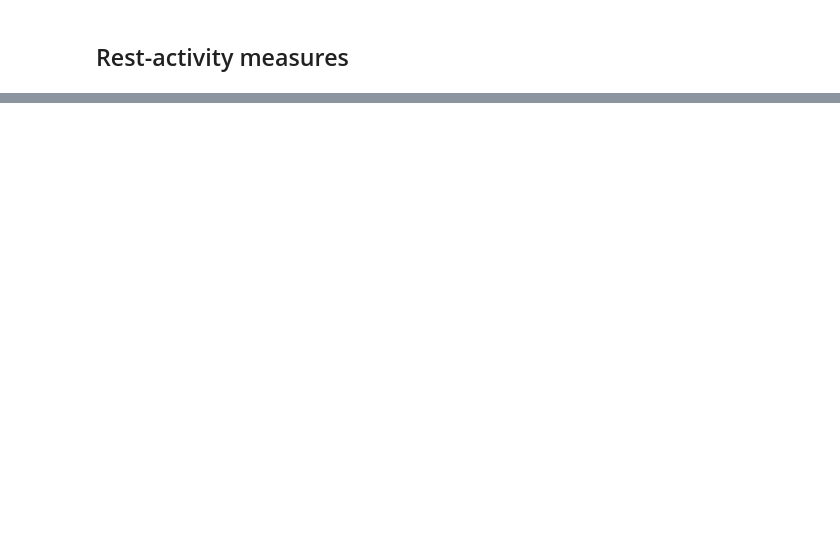
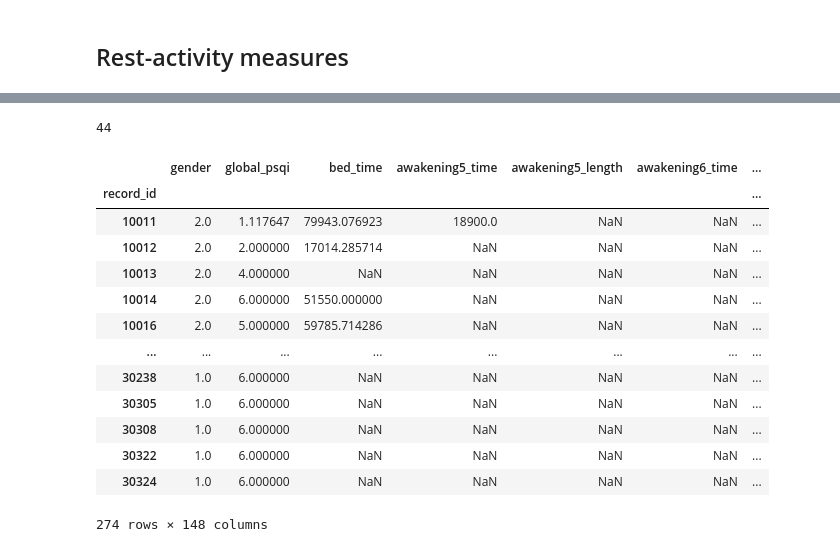
Before and after one commit to UTCogNeuroLab/wearables, a Jupyter notebook: notebooks/Sleep Diary Analysis.ipynb, the cells around one changed output, grey strips where cells are left out. Cells and saved outputs as stored; diff of their text form; code cells hidden in the pictures; blank space fills up the shorter version.

```diff
--- a/notebooks/Sleep Diary Analysis.ipynb
+++ b/notebooks/Sleep Diary Analysis.ipynb
@@ -774,0 +314,22 @@ plt.legend()
+# %%
+from pathlib import Path
+import re
+
+home_dir = str(Path.home())
+data_dir = os.path.join(home_dir, 'Box/CogNeuroLab/Wearables/data/')
+results_dir = '/Volumes/schnyer/Megan/Wearables/results/'
+# data_dir = '/Volumes/schnyer/Megan/Wearables/data/'
+
+# cr_act = pd.read_csv(data_dir + 'actiwatch/cr_act.csv')
+# cr_fit = pd.read_csv(data_dir + 'fitbit/cr_fit.csv')
+
+cr = pd.read_csv(results_dir + 'cr_cosinor_df.csv').dropna()
+npar = pd.read_csv(results_dir + 'cr_nonpar_df.csv').dropna()
+
+cr['subject'] = [re.findall("\d+", sub)[0] for sub in cr['Unnamed: 0']]
+cr.drop(['Unnamed: 0'], axis=1, inplace=True)
+
+drop_subs = [10148, 20103, 20184]
+npar = npar[~npar['subject'].isin(drop_subs)]
+cr = cr[~cr['subject'].isin(drop_subs)]
+npar['subject'] = npar['subject'].astype(str)
@@ -774,0 +345,4 @@ plt.legend()
+# %%
+len(df_.dropna(subset=['IV_Fitbit'])['record_id'].unique())
+# %% [output]
+44
@@ -774,0 +352,18 @@ plt.legend()
+# %%
+df_m = df_.groupby('record_id').mean().dropna(how='all', axis=1)
+df_m
+# %% [output]
+|  | gender | global_psqi | bed_time | awakening5_time | awakening5_length | awakening6_time | ... |
+| record_id |  |  |  |  |  |  | ... |
+| 10011 | 2.0 | 1.117647 | 79943.076923 | 18900.0 | NaN | NaN | ... |
+| 10012 | 2.0 | 2.000000 | 17014.285714 | NaN | NaN | NaN | ... |
+| 10013 | 2.0 | 4.000000 | NaN | NaN | NaN | NaN | ... |
+| 10014 | 2.0 | 6.000000 | 51550.000000 | NaN | NaN | NaN | ... |
+| 10016 | 2.0 | 5.000000 | 59785.714286 | NaN | NaN | NaN | ... |
+| ... | ... | ... | ... | ... | ... | ... | ... |
+| 30238 | 1.0 | 6.000000 | NaN | NaN | NaN | NaN | ... |
+| 30305 | 1.0 | 6.000000 | NaN | NaN | NaN | NaN | ... |
+| 30308 | 1.0 | 6.000000 | NaN | NaN | NaN | NaN | ... |
+| 30322 | 1.0 | 6.000000 | NaN | NaN | NaN | NaN | ... |
+| 30324 | 1.0 | 6.000000 | NaN | NaN | NaN | NaN | ... |
+274 rows × 148 columns
```
Also changed, not shown: parts of 106 cells of this notebook, 1 other file.
